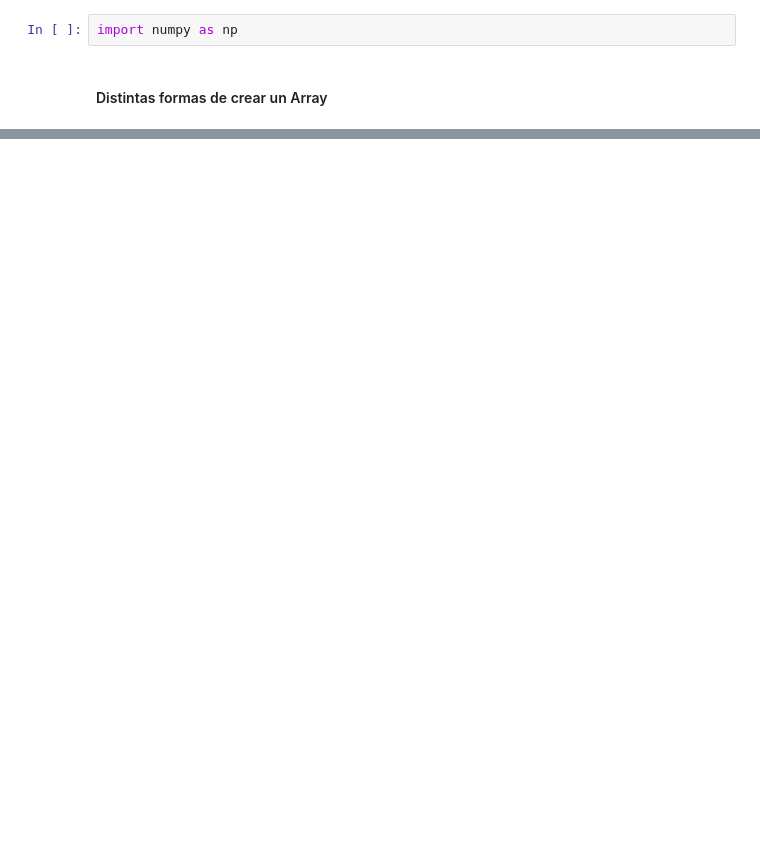
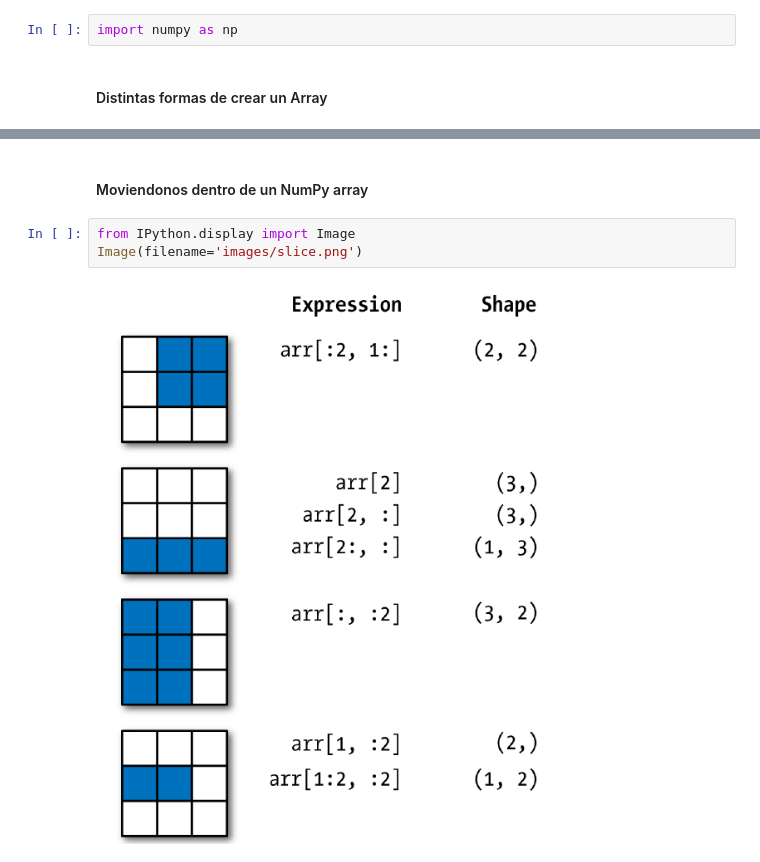
Before and after one commit to celiacintas/curso_python_cenpat, a Jupyter notebook: clases/Class_1.ipynb, the cells around one changed output, grey strips where cells are left out. Cells and saved outputs as stored; diff of their text form; blank space fills up the shorter version.

```diff
--- a/clases/Class_1.ipynb
+++ b/clases/Class_1.ipynb
@@ -45,0 +241,7 @@ print mi_array.dtype
+# %% [markdown]
+#### Moviendonos dentro de un NumPy array
+# %%
+from IPython.display import Image
+Image(filename='images/slice.png')
+# %% [output]
+[figure, added]
```
Also changed, not shown: parts of 92 cells of this notebook, 4 other files.
